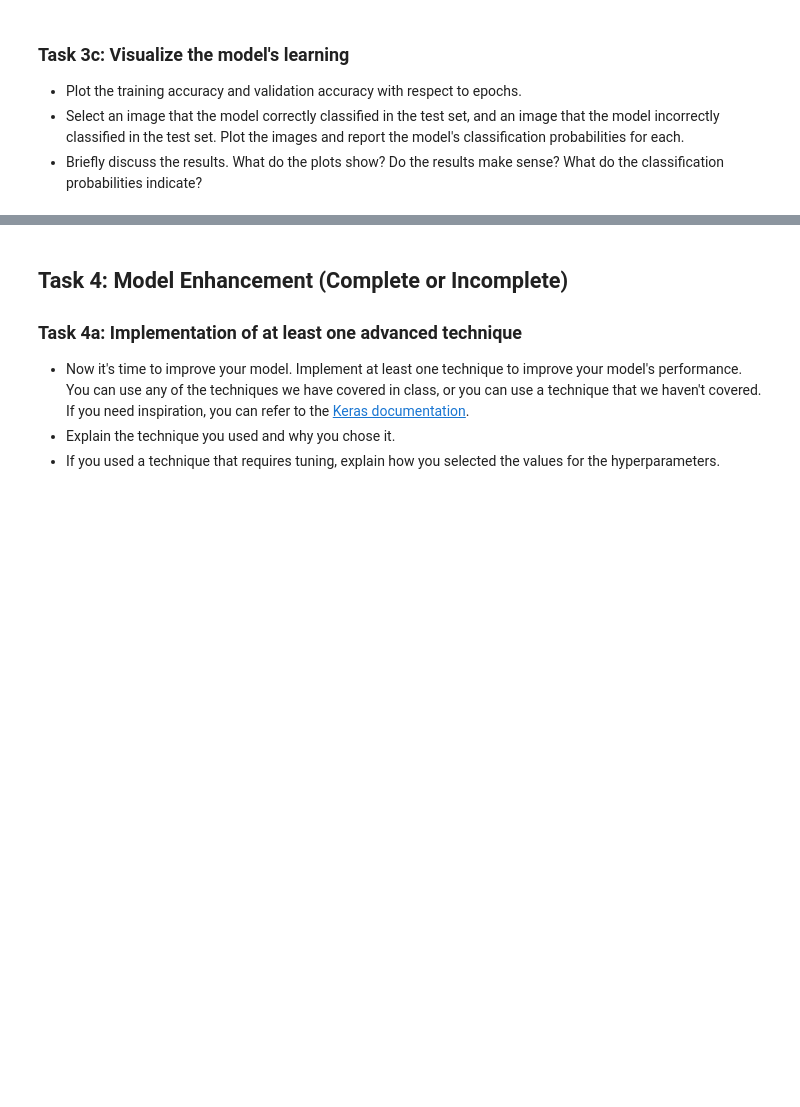
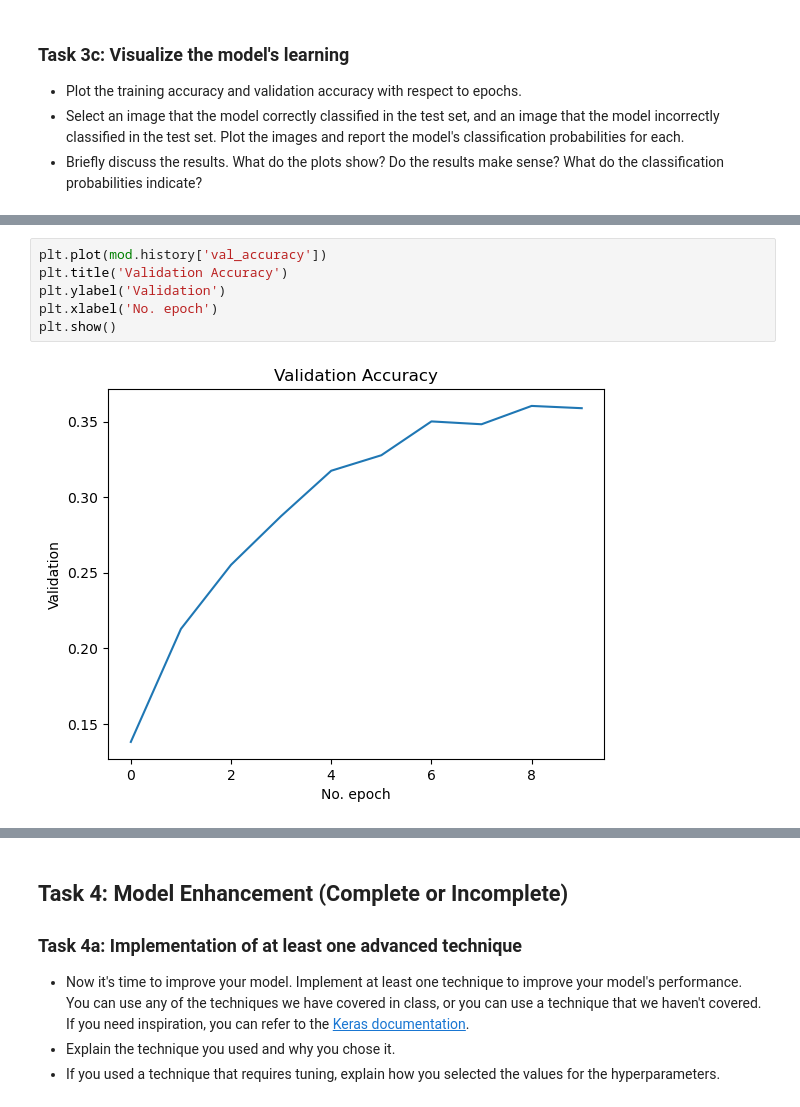
Before and after one commit to klin093/deep_learning, a Jupyter notebook: 02_activities/assignments/assignment_1.ipynb, the cells around one changed output, grey strips where cells are left out. Drawn from its saved outputs; the diff is of its cells as text; blank space fills up the shorter version.

```diff
--- a/02_activities/assignments/assignment_1.ipynb
+++ b/02_activities/assignments/assignment_1.ipynb
@@ -137,0 +240,8 @@ X_train, X_test, y_train, y_test = train_test_split(
+# %%
+plt.plot(mod.history['val_accuracy'])
+plt.title('Validation Accuracy')
+plt.ylabel('Validation')
+plt.xlabel('No. epoch')
+plt.show()
+# %% [output]
+[figure, added]
```
Also changed, not shown: parts of 11 cells of this notebook.
